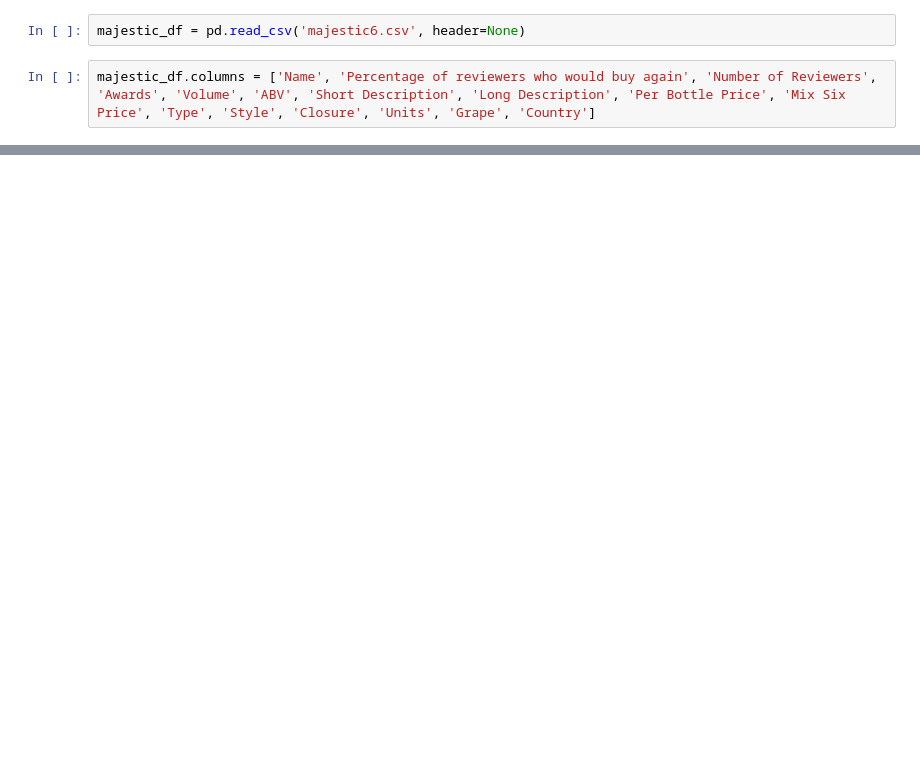
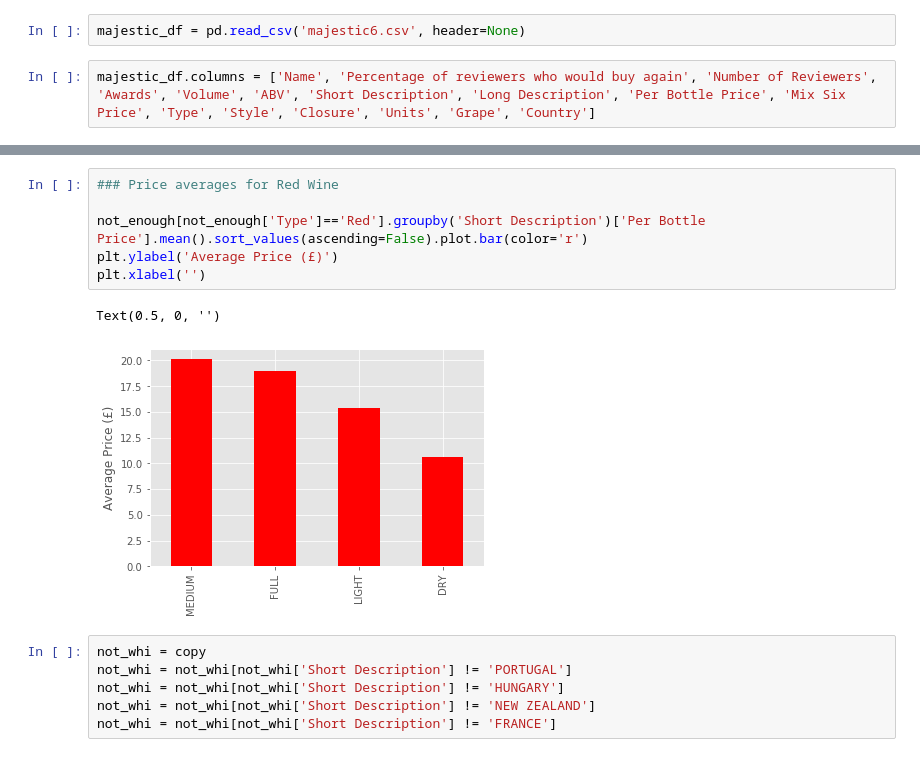
Before and after one commit to willponsonby/Majestic, a Jupyter notebook: Majestic_notebook.ipynb, the cells around one changed output, grey strips where cells are left out. Drawn from its saved outputs; the diff is of its cells as text; blank space fills up the shorter version.

```diff
--- a/Majestic_notebook.ipynb
+++ b/Majestic_notebook.ipynb
@@ -30,0 +109,15 @@ pd.concat([majestic_df, next_df], ignore_index=True)
+# %%
+### Price averages for Red Wine
+
+not_enough[not_enough['Type']=='Red'].groupby('Short Description')['Per Bottle Price'].mean().sort_values(ascending=False).plot.bar(color='r')
+plt.ylabel('Average Price (£)')
+plt.xlabel('')
+# %% [output]
+Text(0.5, 0, '')
+[figure, added]
+# %%
+not_whi = copy
+not_whi = not_whi[not_whi['Short Description'] != 'PORTUGAL']
+not_whi = not_whi[not_whi['Short Description'] != 'HUNGARY']
+not_whi = not_whi[not_whi['Short Description'] != 'NEW ZEALAND']
+not_whi = not_whi[not_whi['Short Description'] != 'FRANCE']
```
Also changed, not shown: parts of 44 cells of this notebook, 1 other file.
